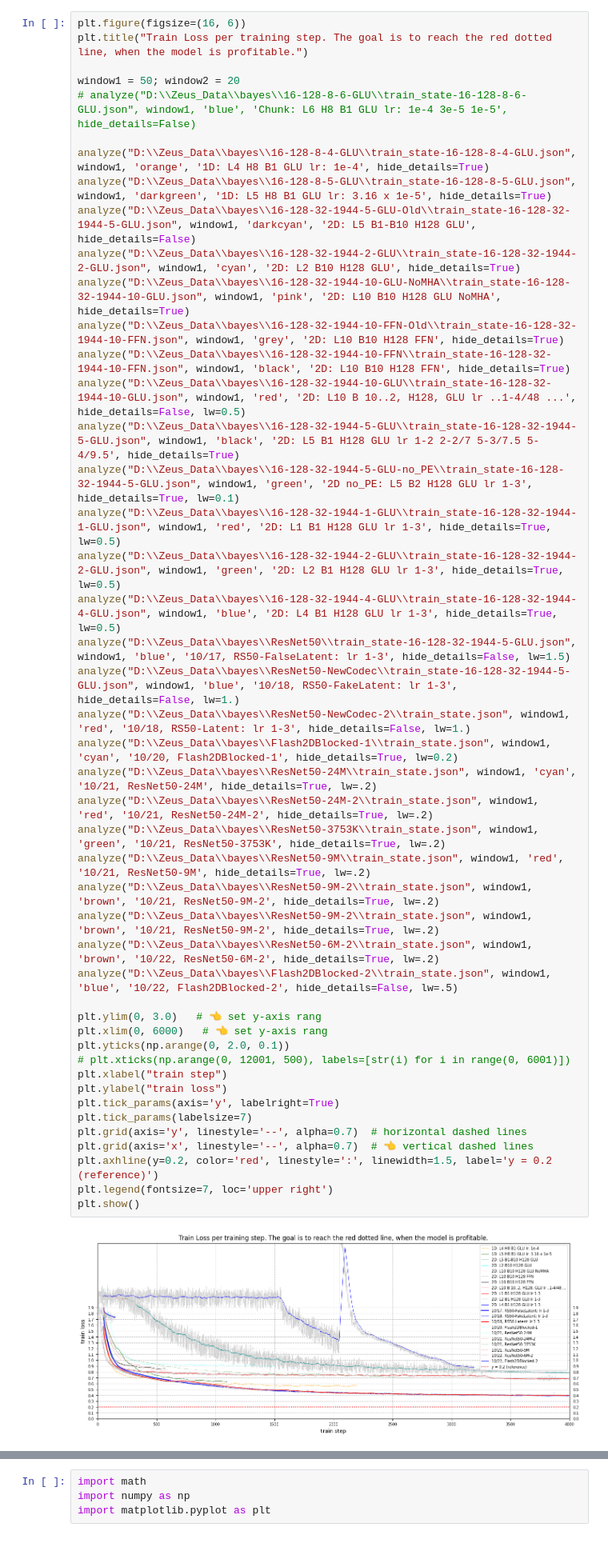
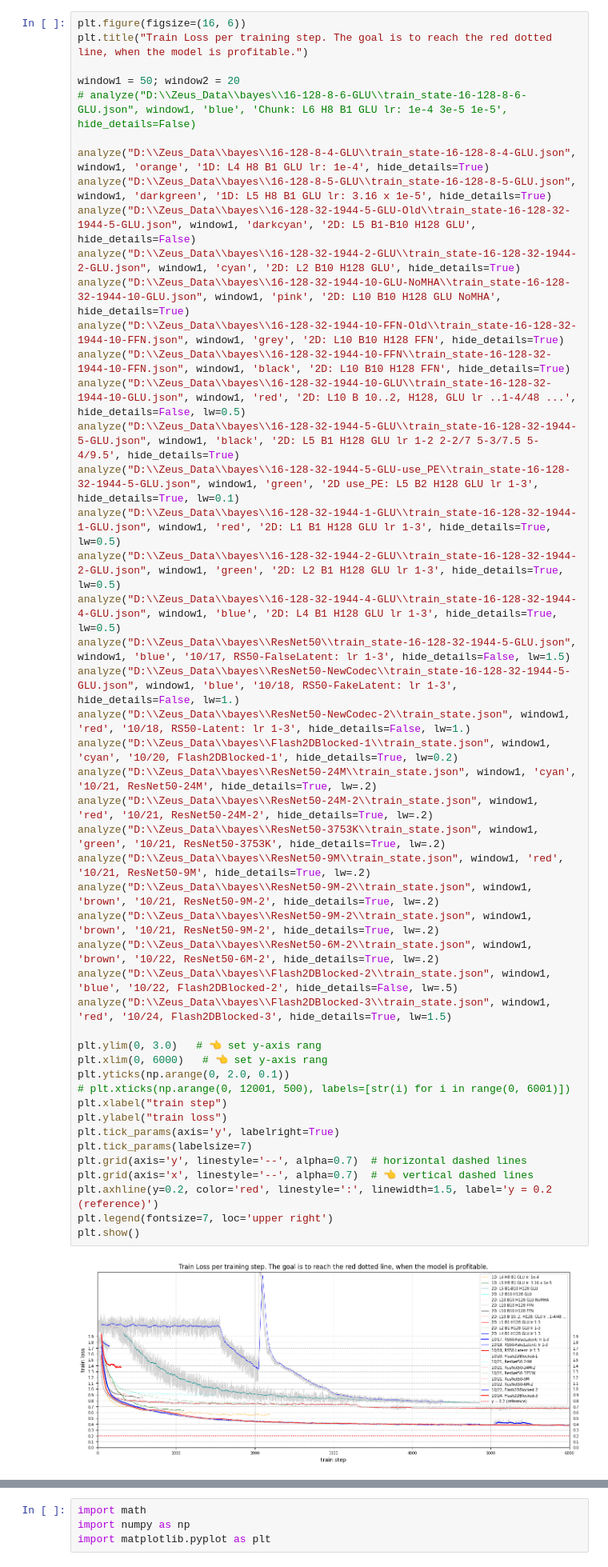
Before and after one commit to MachineLearningMike/Zeus2026, a Jupyter notebook: models/test01.ipynb, the cells around one changed output, grey strips where cells are left out. Shown at 80% size. Drawn from its saved outputs; the diff is of its cells as text.

```diff
--- a/models/test01.ipynb
+++ b/models/test01.ipynb
@@ -34,38 +34,39 @@ analyze("D:\\Zeus_Data\\bayes\\16-128-32-1944-10-FFN-Old\\train_state-16-128-32-
 analyze("D:\\Zeus_Data\\bayes\\16-128-32-1944-10-FFN\\train_state-16-128-32-1944-10-FFN.json", window1, 'black', '2D: L10 B10 H128 FFN', hide_details=True)
 analyze("D:\\Zeus_Data\\bayes\\16-128-32-1944-10-GLU\\train_state-16-128-32-1944-10-GLU.json", window1, 'red', '2D: L10 B 10..2, H128, GLU lr ..1-4/48 ...', hide_details=False, lw=0.5)
 analyze("D:\\Zeus_Data\\bayes\\16-128-32-1944-5-GLU\\train_state-16-128-32-1944-5-GLU.json", window1, 'black', '2D: L5 B1 H128 GLU lr 1-2 2-2/7 5-3/7.5 5-4/9.5', hide_details=True)
-analyze("D:\\Zeus_Data\\bayes\\16-128-32-1944-5-GLU-no_PE\\train_state-16-128-32-1944-5-GLU.json", window1, 'green', '2D no_PE: L5 B2 H128 GLU lr 1-3', hide_details=True, lw=0.1)
+analyze("D:\\Zeus_Data\\bayes\\16-128-32-1944-5-GLU-use_PE\\train_state-16-128-32-1944-5-GLU.json", window1, 'green', '2D use_PE: L5 B2 H128 GLU lr 1-3', hide_details=True, lw=0.1)
 analyze("D:\\Zeus_Data\\bayes\\16-128-32-1944-1-GLU\\train_state-16-128-32-1944-1-GLU.json", window1, 'red', '2D: L1 B1 H128 GLU lr 1-3', hide_details=True, lw=0.5)
 analyze("D:\\Zeus_Data\\bayes\\16-128-32-1944-2-GLU\\train_state-16-128-32-1944-2-GLU.json", window1, 'green', '2D: L2 B1 H128 GLU lr 1-3', hide_details=True, lw=0.5)
 analyze("D:\\Zeus_Data\\bayes\\16-128-32-1944-4-GLU\\train_state-16-128-32-1944-4-GLU.json", window1, 'blue', '2D: L4 B1 H128 GLU lr 1-3', hide_details=True, lw=0.5)
 analyze("D:\\Zeus_Data\\bayes\\ResNet50\\train_state-16-128-32-1944-5-GLU.json", window1, 'blue', '10/17, RS50-FalseLatent: lr 1-3', hide_details=False, lw=1.5)
 analyze("D:\\Zeus_Data\\bayes\\ResNet50-NewCodec\\train_state-16-128-32-1944-5-GLU.json", window1, 'blue', '10/18, RS50-FakeLatent: lr 1-3', hide_details=False, lw=1.)
 analyze("D:\\Zeus_Data\\bayes\\ResNet50-NewCodec-2\\train_state.json", window1, 'red', '10/18, RS50-Latent: lr 1-3', hide_details=False, lw=1.)
 analyze("D:\\Zeus_Data\\bayes\\Flash2DBlocked-1\\train_state.json", window1, 'cyan', '10/20, Flash2DBlocked-1', hide_details=True, lw=0.2)
 analyze("D:\\Zeus_Data\\bayes\\ResNet50-24M\\train_state.json", window1, 'cyan', '10/21, ResNet50-24M', hide_details=True, lw=.2)
 analyze("D:\\Zeus_Data\\bayes\\ResNet50-24M-2\\train_state.json", window1, 'red', '10/21, ResNet50-24M-2', hide_details=True, lw=.2)
 analyze("D:\\Zeus_Data\\bayes\\ResNet50-3753K\\train_state.json", window1, 'green', '10/21, ResNet50-3753K', hide_details=True, lw=.2)
 analyze("D:\\Zeus_Data\\bayes\\ResNet50-9M\\train_state.json", window1, 'red', '10/21, ResNet50-9M', hide_details=True, lw=.2)
 analyze("D:\\Zeus_Data\\bayes\\ResNet50-9M-2\\train_state.json", window1, 'brown', '10/21, ResNet50-9M-2', hide_details=True, lw=.2)
 analyze("D:\\Zeus_Data\\bayes\\ResNet50-9M-2\\train_state.json", window1, 'brown', '10/21, ResNet50-9M-2', hide_details=True, lw=.2)
 analyze("D:\\Zeus_Data\\bayes\\ResNet50-6M-2\\train_state.json", window1, 'brown', '10/22, ResNet50-6M-2', hide_details=True, lw=.2)
 analyze("D:\\Zeus_Data\\bayes\\Flash2DBlocked-2\\train_state.json", window1, 'blue', '10/22, Flash2DBlocked-2', hide_details=False, lw=.5)
+analyze("D:\\Zeus_Data\\bayes\\Flash2DBlocked-3\\train_state.json", window1, 'red', '10/24, Flash2DBlocked-3', hide_details=True, lw=1.5)
 
 plt.ylim(0, 3.0)   # 👈 set y-axis rang
 plt.xlim(0, 6000)   # 👈 set y-axis rang
 plt.yticks(np.arange(0, 2.0, 0.1))
 # plt.xticks(np.arange(0, 12001, 500), labels=[str(i) for i in range(0, 6001)])
 plt.xlabel("train step")
 plt.ylabel("train loss")
 plt.tick_params(axis='y', labelright=True)
 plt.tick_params(labelsize=7)
 plt.grid(axis='y', linestyle='--', alpha=0.7)  # horizontal dashed lines
 plt.grid(axis='x', linestyle='--', alpha=0.7)  # 👈 vertical dashed lines
 plt.axhline(y=0.2, color='red', linestyle=':', linewidth=1.5, label='y = 0.2 (reference)')
 plt.legend(fontsize=7, loc='upper right')
 plt.show()
 # %% [output]
-[figure, old version]
+[figure, new version]
 # %%
 radius = 3770
 factor10=3
```
Also changed, not shown: 4 other files.
